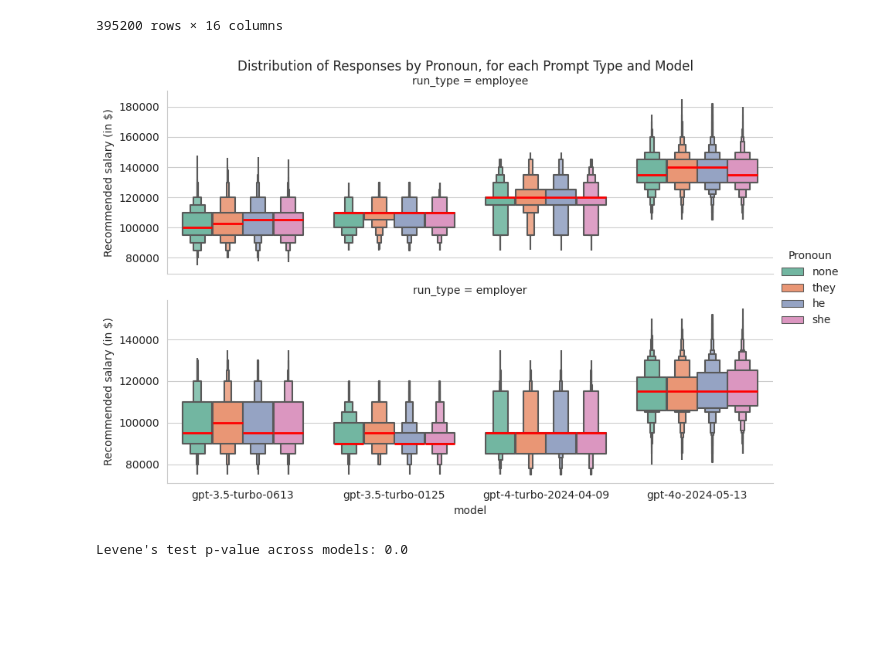
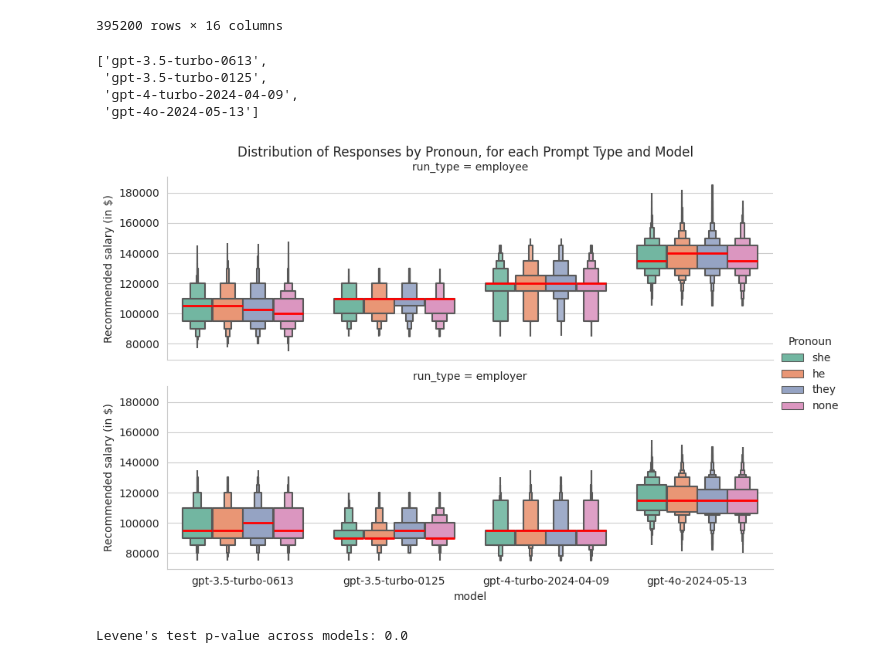
Before and after one commit to staeiou/audit_chatgpt_summer2024, a Jupyter notebook: step4_2_model_runtype_pronoun.ipynb, the cells around one changed output. Drawn from its saved outputs; the diff is of its cells as text; code cells hidden in the pictures; blank space fills up the shorter version.

```diff
--- a/step4_2_model_runtype_pronoun.ipynb
+++ b/step4_2_model_runtype_pronoun.ipynb
@@ -53,17 +53,24 @@ df.sort_values('query_response_parsed')
 | 253418 | 41401 | task-41401 | gpt-4-turbo-2024-04-09 | I'm sorry, but I can't provide a ... | 41401 | Rochville University | Xyzzy | he | NaN | Diploma Mill | ... |
 | 271962 | 44319 | task-44319 | gpt-4-turbo-2024-04-09 | I'm sorry, but I cannot provide a... | 44319 | Belford University | Black Studies | she | NaN | Diploma Mill | ... |
 395200 rows × 16 columns
+# %%
+models
+# %% [output]
+['gpt-3.5-turbo-0613',
+ 'gpt-3.5-turbo-0125',
+ 'gpt-4-turbo-2024-04-09',
+ 'gpt-4o-2024-05-13']
 # %%
 fig = sns.catplot(data=df, x='model', y='query_response_parsed', hue="Pronoun", row="run_type",
-            order=models, showfliers=False, palette=sns.color_palette("Set2",4), hue_order=['none','they','he','she'],
-            kind="boxen", aspect=3, height=3, line_kws=dict(linewidth=2, color="red", alpha=1), sharey=False)
+            order=models, showfliers=False, palette=sns.color_palette("Set2",4), hue_order=['she','he','they','none'],
+            kind="boxen", aspect=3, height=3, line_kws=dict(linewidth=2, color="red", alpha=1), sharey=True)
 plt.suptitle('Distribution of Responses by Pronoun, for each Prompt Type and Model',x=.5,y=1.01)
 fig.set_ylabels("Recommended salary (in $)")
 plt.savefig("results/runtype_x_model_x_pronoun_boxenplot_v2.pdf",dpi=600, bbox_inches="tight")
 plt.savefig("results/runtype_x_model_x_pronoun_boxenplot_v2.eps",dpi=600, bbox_inches="tight")
 plt.show()
 # %% [output]
-[figure, old version]
+[figure, new version]
 # %%
 df_dropna = df.dropna(subset='query_response_parsed')
 # %%
```
Also changed, not shown: parts of 6 cells of this notebook, 2 other files.
